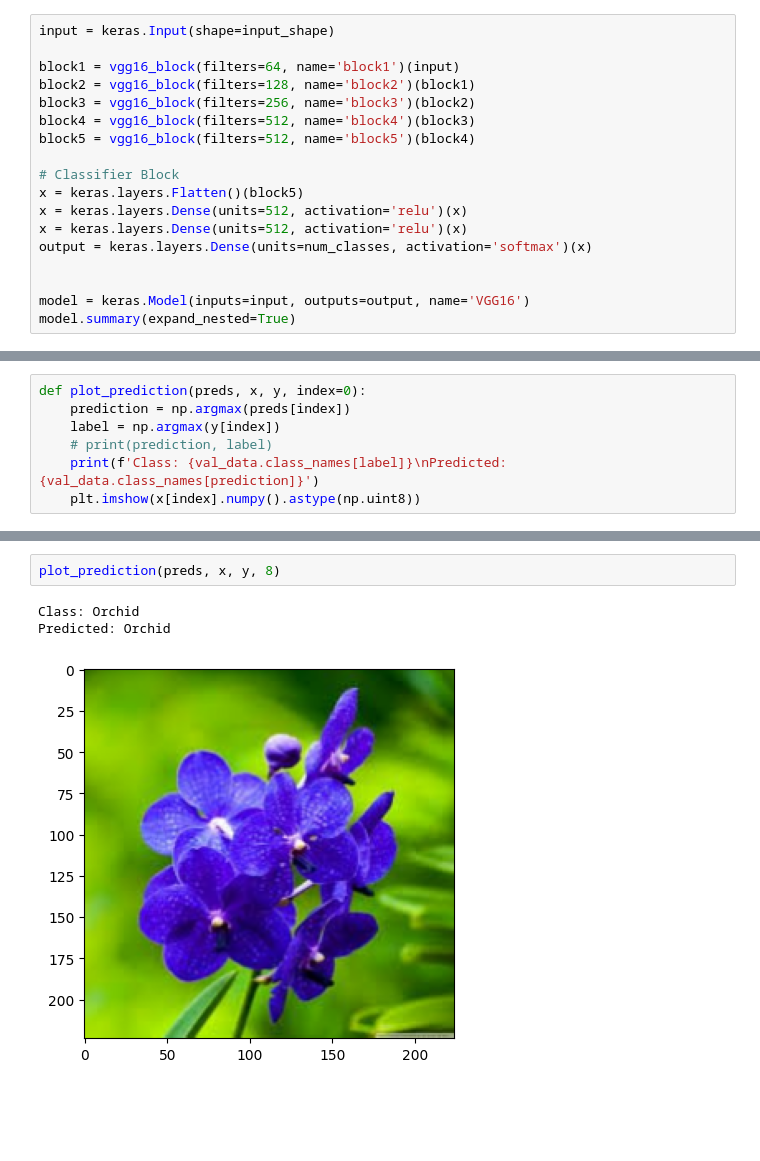
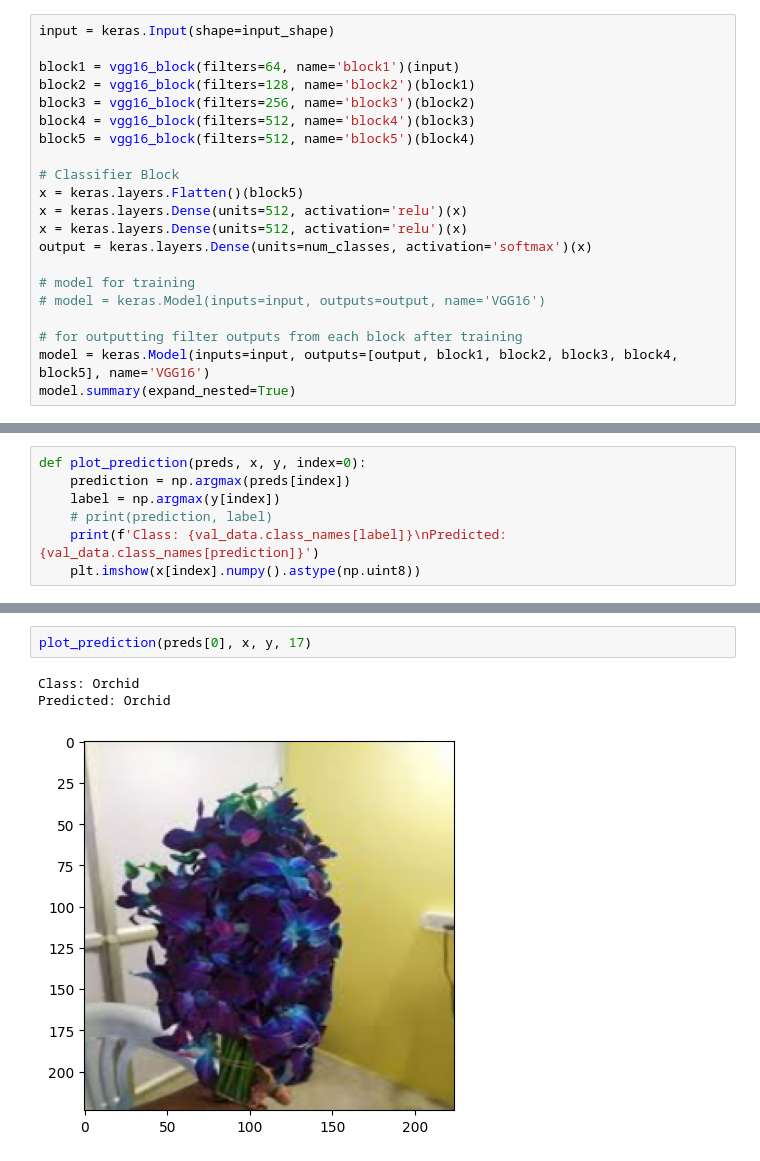
Before and after one commit to ahanaf019/Flower-Classification-Using-NN, a Jupyter notebook: vgg16_fn.ipynb, the cells around one changed output, grey strips where cells are left out. Cells and saved outputs as stored; diff of their text form; blank space fills up the shorter version.

Commit message:
Visualize output from each vgg16 block

```diff
--- a/vgg16_fn.ipynb
+++ b/vgg16_fn.ipynb
@@ -61,8 +63,11 @@ x = keras.layers.Dense(units=512, activation='relu')(x)
 x = keras.layers.Dense(units=512, activation='relu')(x)
 output = keras.layers.Dense(units=num_classes, activation='softmax')(x)
 
+# model for training
+# model = keras.Model(inputs=input, outputs=output, name='VGG16')
 
-model = keras.Model(inputs=input, outputs=output, name='VGG16')
+# for outputting filter outputs from each block after training
+model = keras.Model(inputs=input, outputs=[output, block1, block2, block3, block4, block5], name='VGG16')
 model.summary(expand_nested=True)
 # %% [output]
 Model: "VGG16"
@@ -160,6 +169,6 @@ preds = model.predict(x)
 # %%
-plot_prediction(preds, x, y, 8)
+plot_prediction(preds[0], x, y, 17)
 # %% [output]
 Class: Orchid
 Predicted: Orchid
-[figure, old version]
+[figure, new version]
```
Also changed, not shown: parts of 9 cells of this notebook.
